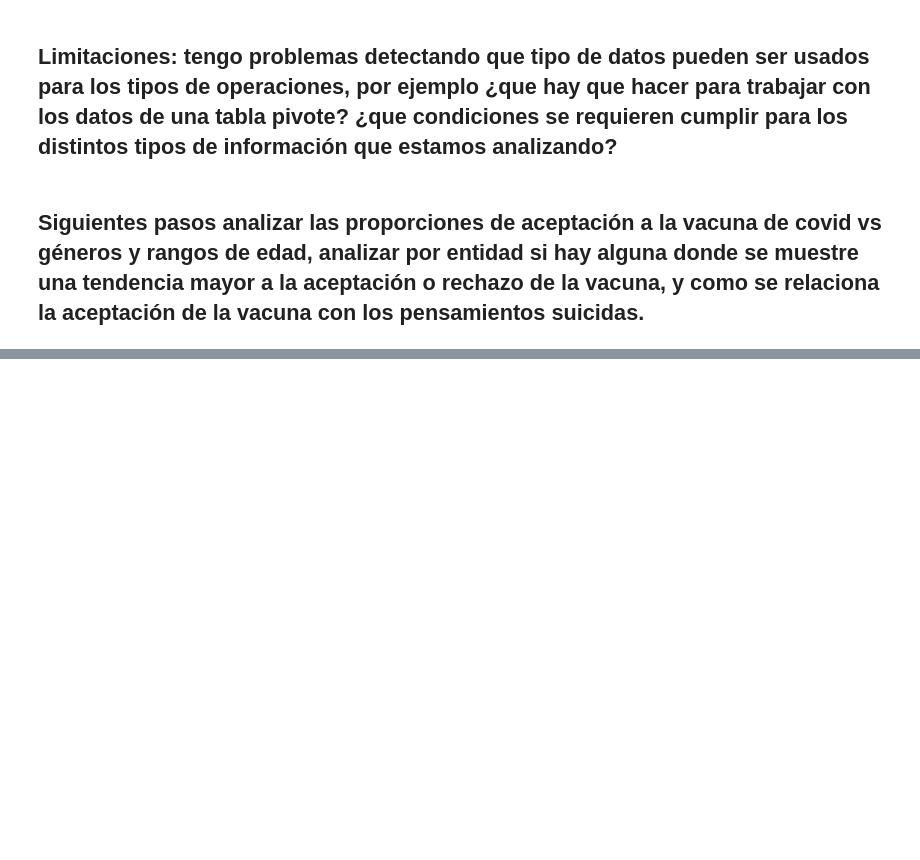
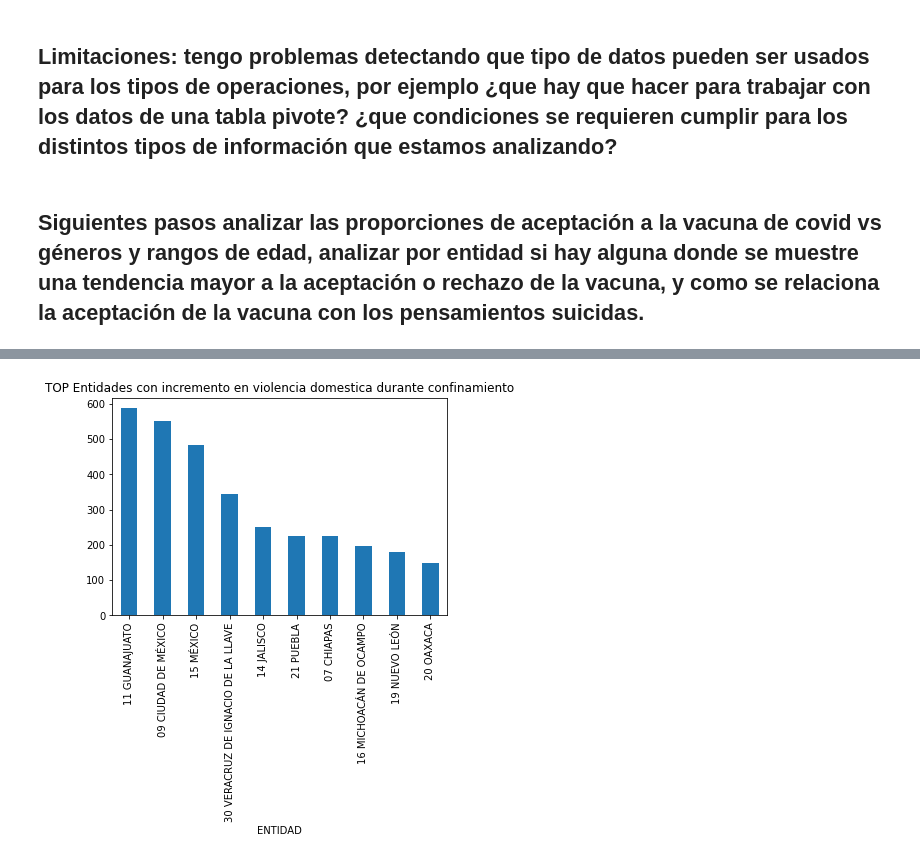
Before and after one commit to MayelaRmz/Clase, a Jupyter notebook: Midtermf (1).ipynb, the cells around one changed output, grey strips where cells are left out. Cells and saved outputs as stored; diff of their text form; code cells hidden in the pictures; blank space fills up the shorter version.

```diff
--- a/Midtermf (1).ipynb
+++ b/Midtermf (1).ipynb
@@ -364,0 +714,2 @@ avBi2
+# %%
+vac3 = vac2.sort_values(ascending = False)
@@ -364,0 +887,8 @@ avBi2
+# %%
+hist_plot2 = (vac3[:10]).plot(kind = 'bar')
+
+
+plt.title('TOP Entidades con incremento en violencia domestica durante confinamiento')
+plt.show()
+# %% [output]
+[figure, added]
```
Also changed, not shown: parts of 70 cells of this notebook, 1 other file.
